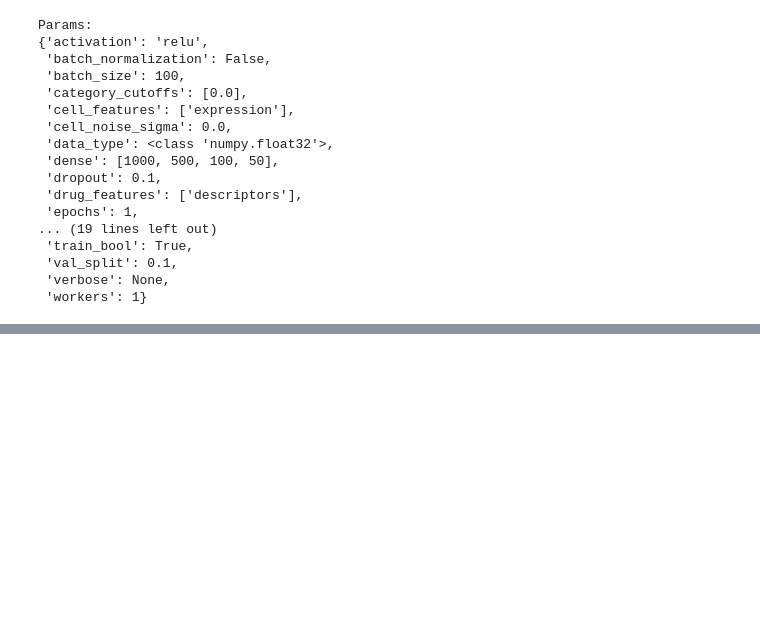
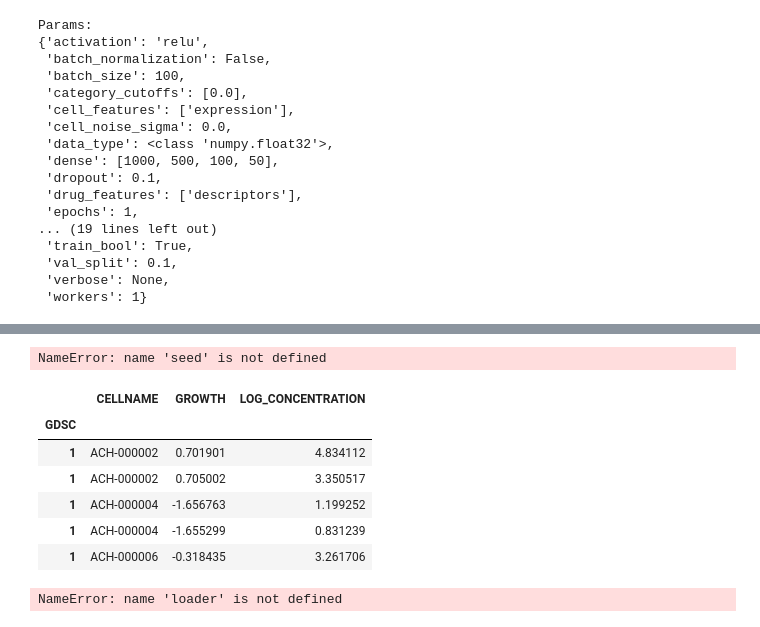
Before and after one commit to vgutta/NCI-DOE-Collab-Pilot1-Single-Drug-Response-Predictor, a Jupyter notebook: Pilot1/P1B3/predict.ipynb, the cells around one changed output, grey strips where cells are left out. Drawn from its saved outputs; the diff is of its cells as text; code cells hidden in the pictures; blank space fills up the shorter version.

```diff
--- a/Pilot1/P1B3/predict.ipynb
+++ b/Pilot1/P1B3/predict.ipynb
@@ -434,0 +473,21 @@ benchmark.logger.removeHandler(sh)
+# %%
+cell_expr_path, cell_mrna_path, cell_prot_path, cell_kino_path,drug_desc_path, drug_auen_path, dose_resp_path, test_cell_path, test_drug_path = benchmark.stage_data()
+# %%
+dose_response_gdsc = benchmark.load_dose_response(dose_resp_path, seed, gParameters['data_type'],
+                                min_logconc=gParameters['min_logconc'], max_logconc=gParameters['max_logconc'], subsample=gParameters['subsample'])
+# %% [output]
+NameError: name 'seed' is not defined
+# %%
+dose_response_gdsc.head()
+# %% [output]
+|  | CELLNAME | GROWTH | LOG_CONCENTRATION |
+| GDSC |  |  |  |
+| 1 | ACH-000002 | 0.701901 | 4.834112 |
+| 1 | ACH-000002 | 0.705002 | 3.350517 |
+| 1 | ACH-000004 | -1.656763 | 1.199252 |
+| 1 | ACH-000004 | -1.655299 | 0.831239 |
+| 1 | ACH-000006 | -0.318435 | 3.261706 |
+# %%
+loader.df_cell_expr
+# %% [output]
+NameError: name 'loader' is not defined
```
Also changed, not shown: parts of 6 cells of this notebook, 1 other file.
